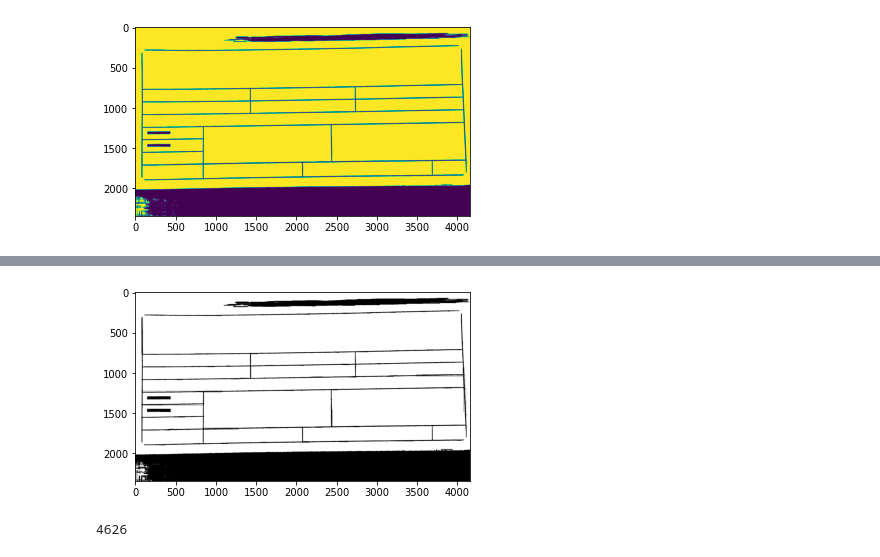
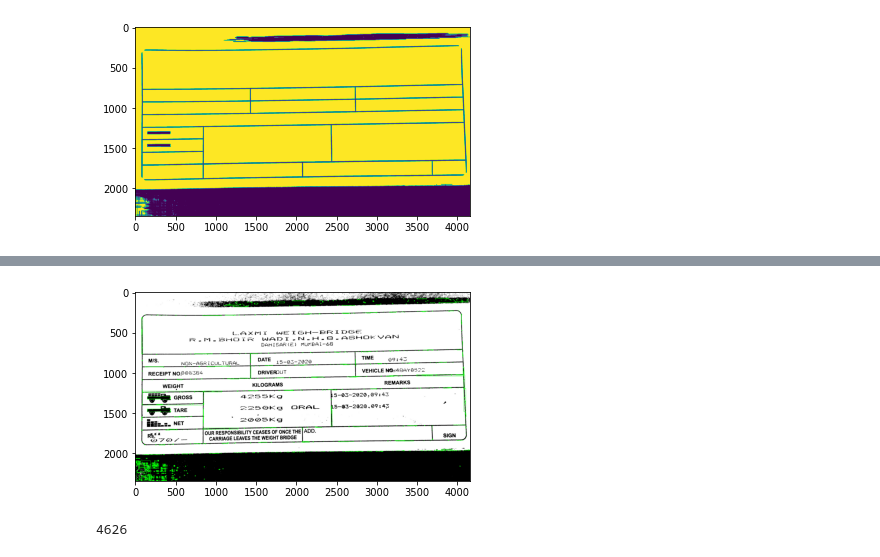
Before and after one commit to YogeshUpdhyay/OCR, a Jupyter notebook: eda/cell.ipynb, the cells around one changed output, grey strips where cells are left out. Saved outputs shown, nothing was run; the diff lists cells and outputs as text; code cells hidden in the pictures.

```diff
--- a/eda/cell.ipynb
+++ b/eda/cell.ipynb
@@ -38,3 +42,6 @@ contours, boundingBoxes = sort_contours(contours, method="top-to-bottom")
 heights = [boundingBoxes[i][3] for i in range(len(boundingBoxes))]
 #Get mean of heights
 mean = np.mean(heights)
+# %%
+bin_img = cv2.imread("../sample_binary.jpg")
+plt.imshow(bin_img)
@@ -41,17 +51,17 @@ mean = np.mean(heights)
 # %%
 #Create list box to store all boxes in
 box = []
 # Get position (x,y), width and height for every contour and show the contour on image
 for c in contours:
     x, y, w, h = cv2.boundingRect(c)
     if (w<1000 and h<500):
-        image = cv2.rectangle(img,(x,y),(x+w,y+h),(0,255,0),2)
+        image = cv2.rectangle(bin_img,(x,y),(x+w,y+h),(0,255,0),2)
         box.append([x,y,w,h])
 cv2.imwrite("test.jpg", image)
-plotting = plt.imshow(image,cmap="gray")
+plotting = plt.imshow(image)
 plt.show()
 # %% [output]
-[figure, old version]
+[figure, new version]
 # %%
 len(box)
 # %% [output]
```
Also changed, not shown: parts of 8 cells of this notebook, 2 other files.
